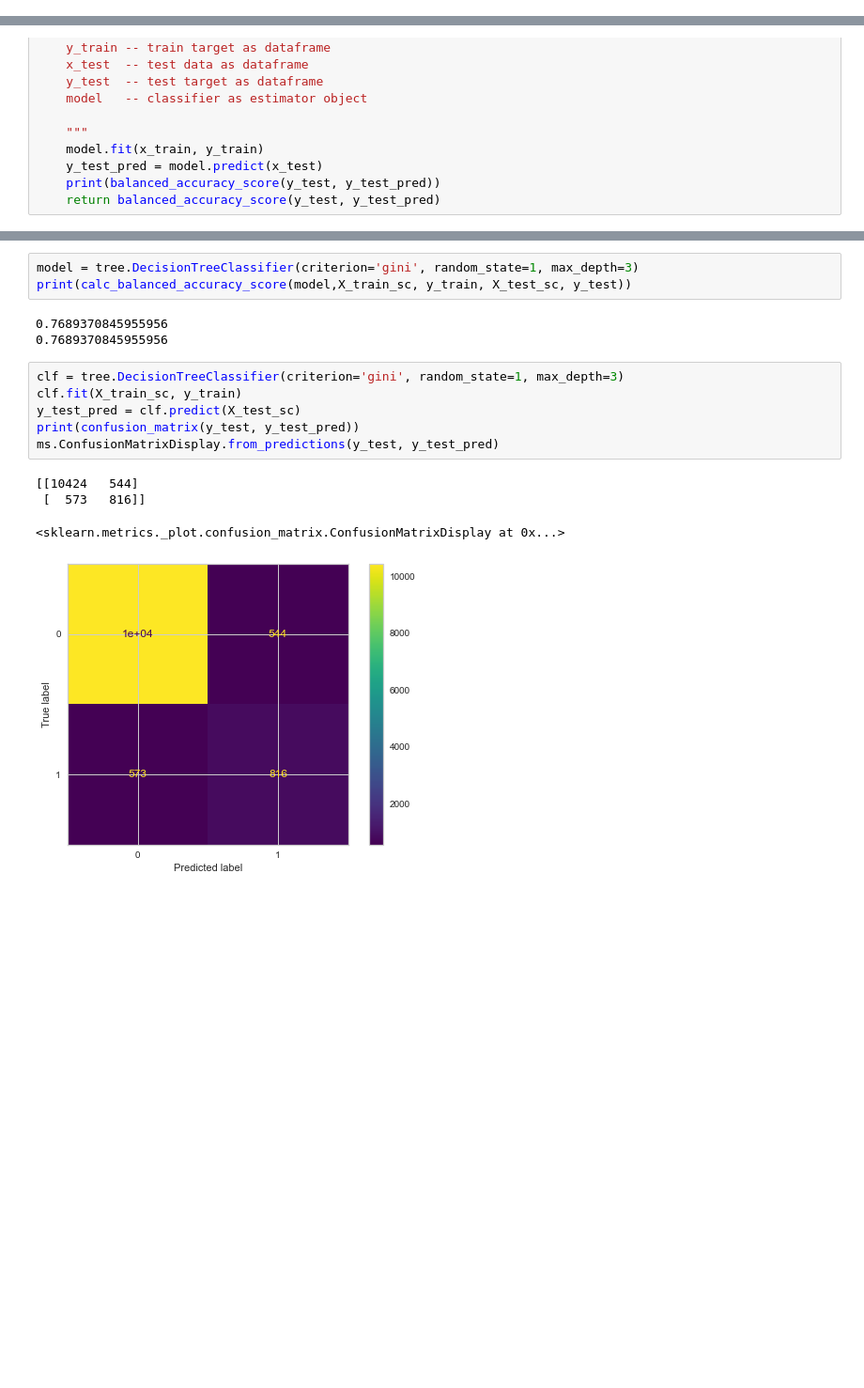
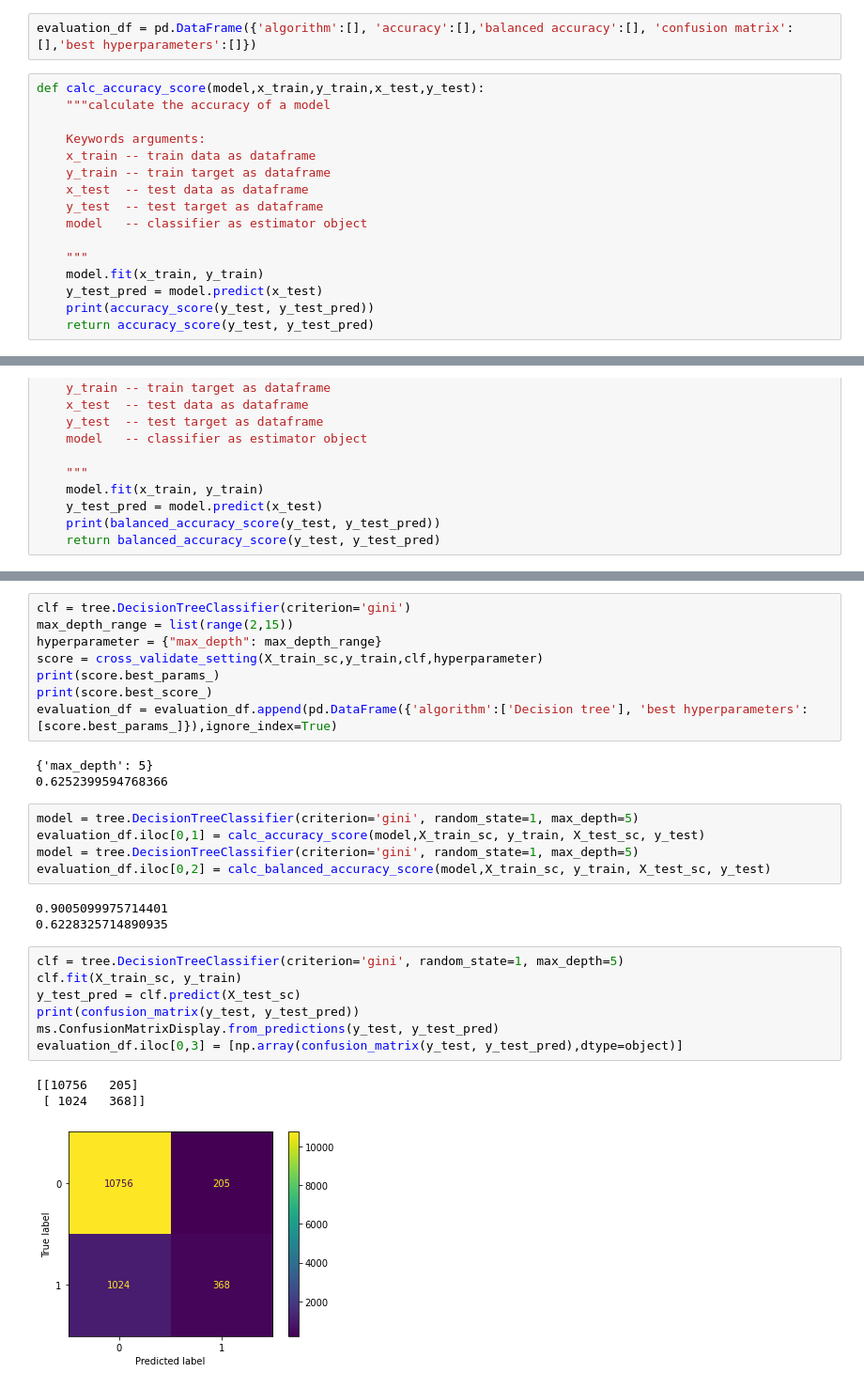
Before and after one commit to wuesten/Potfolio_2_ML, a Jupyter notebook: Exam.ipynb, the cells around one changed output, grey strips where cells are left out. Shown: that part at 94% size. Cells and saved outputs as stored; diff of their text form; blank space fills up the shorter version.

```diff
--- a/Exam.ipynb
+++ b/Exam.ipynb
@@ -299,3 +244,21 @@ result.head()
+# %%
+evaluation_df = pd.DataFrame({'algorithm':[], 'accuracy':[],'balanced accuracy':[], 'confusion matrix':[],'best hyperparameters':[]})
+# %%
+def calc_accuracy_score(model,x_train,y_train,x_test,y_test):
+    """calculate the accuracy of a model
+
+    Keywords arguments:
+    x_train -- train data as dataframe
+    y_train -- train target as dataframe
+    x_test  -- test data as dataframe
+    y_test  -- test target as dataframe
+    model   -- classifier as estimator object
+
+    """
+    model.fit(x_train, y_train)
+    y_test_pred = model.predict(x_test)
+    print(accuracy_score(y_test, y_test_pred))
+    return accuracy_score(y_test, y_test_pred)
 # %%
 def calc_balanced_accuracy_score(model,x_train,y_train,x_test,y_test):
     """calculate the balanced accuracy of a model
@@ -315,17 +280,30 @@ def calc_balanced_accuracy_score(model,x_train,y_train,x_test,y_test):
+# %%
+clf = tree.DecisionTreeClassifier(criterion='gini')
+max_depth_range = list(range(2,15))
+hyperparameter = {"max_depth": max_depth_range}
+score = cross_validate_setting(X_train_sc,y_train,clf,hyperparameter)
+print(score.best_params_)
+print(score.best_score_)
+evaluation_df = evaluation_df.append(pd.DataFrame({'algorithm':['Decision tree'], 'best hyperparameters':[score.best_params_]}),ignore_index=True)
+# %% [output]
+{'max_depth': 5}
+0.6252399594768366
 # %%
-model = tree.DecisionTreeClassifier(criterion='gini', random_state=1, max_depth=3)
-print(calc_balanced_accuracy_score(model,X_train_sc, y_train, X_test_sc, y_test))
+model = tree.DecisionTreeClassifier(criterion='gini', random_state=1, max_depth=5)
+evaluation_df.iloc[0,1] = calc_accuracy_score(model,X_train_sc, y_train, X_test_sc, y_test)
+model = tree.DecisionTreeClassifier(criterion='gini', random_state=1, max_depth=5)
+evaluation_df.iloc[0,2] = calc_balanced_accuracy_score(model,X_train_sc, y_train, X_test_sc, y_test)
 # %% [output]
-0.7689370845955956
-0.7689370845955956
+0.9005099975714401
+0.6228325714890935
 # %%
-clf = tree.DecisionTreeClassifier(criterion='gini', random_state=1, max_depth=3)
+clf = tree.DecisionTreeClassifier(criterion='gini', random_state=1, max_depth=5)
 clf.fit(X_train_sc, y_train)
 y_test_pred = clf.predict(X_test_sc)
 print(confusion_matrix(y_test, y_test_pred))
 ms.ConfusionMatrixDisplay.from_predictions(y_test, y_test_pred)
+evaluation_df.iloc[0,3] = [np.array(confusion_matrix(y_test, y_test_pred),dtype=object)]
 # %% [output]
-[[10424   544]
- [  573   816]]
+[[10756   205]
+ [ 1024   368]]
-<sklearn.metrics._plot.confusion_matrix.ConfusionMatrixDisplay at 0x...>
-[figure, old version]
+[figure, new version]
```
Also changed, not shown: parts of 31 cells of this notebook.
